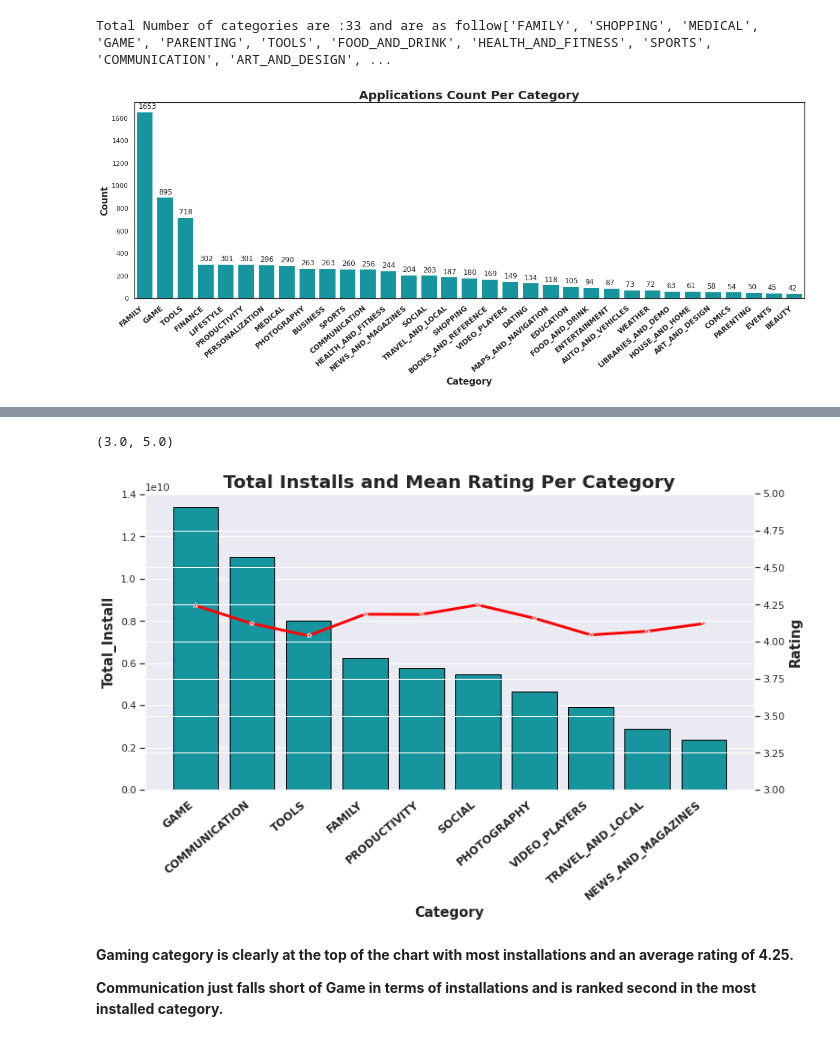
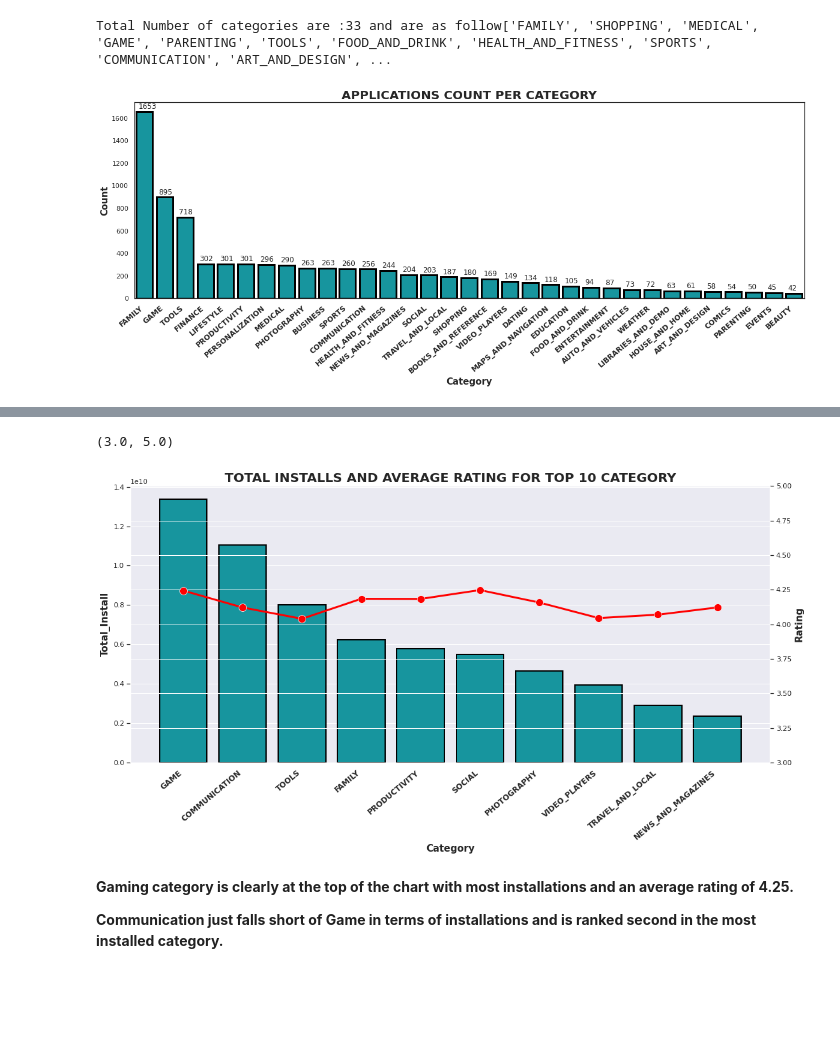
Before and after one commit to priyankashinde-DS/Play_Store_App, a Jupyter notebook: Play_Store_App_Review_Cpastone_Project.ipynb, the cells around one changed output, grey strips where cells are left out. Drawn from its saved outputs; the diff is of its cells as text; code cells hidden in the pictures; blank space fills up the shorter version.

```diff
--- a/Play_Store_App_Review_Cpastone_Project.ipynb
+++ b/Play_Store_App_Review_Cpastone_Project.ipynb
@@ -459,18 +479,20 @@ print(f"Total Number of categories are :{len(categories_list)} and are as follow
 Total Number of categories are :33 and are as follow['FAMILY', 'SHOPPING', 'MEDICAL', 'GAME', 'PARENTING', 'TOOLS', 'FOOD_AND_DRINK', 'HEALTH_AND_FITNESS', 'SPORTS', 'COMMUNICATION', 'ART_AND_DESIGN', ...
 # %%
 # Categories Plot In Descending Count Order
+
 plt.figure(figsize=(20,6))
 sns.set_theme(style="white")
-ax=sns.countplot(play_store_app_data['Category'],order=play_store_app_data['Category'].value_counts().index,color='#00a9b5')
+ax=sns.countplot(play_store_app_data['Category'],order=play_store_app_data['Category'].value_counts().index,
+                 color='#00a9b5',linewidth=3,edgecolor='black')
 ax.set_xticklabels(ax.get_xticklabels(),rotation=40,ha='right',size=12,fontdict={"weight": "bold"})
 ax.set_xlabel('Category',size=15,fontdict={"weight": "bold"})
 ax.set_ylabel('Count',fontsize=15,fontdict={"weight": "bold"})
-ax.set_title('Applications Count Per Category',fontsize=20,fontdict={"weight": "bold"})
+ax.set_title('APPLICATIONS COUNT PER CATEGORY',fontsize=20,fontdict={"weight": "bold"})
 
-for p in ax.patches:
-        ax.annotate('{:}'.format(p.get_height()), (p.get_x()+0.1, p.get_height()+30))
+for i in ax.patches:
+        ax.annotate('{:}'.format(i.get_height()), (i.get_x()+0.1, i.get_height()+30))
 # %% [output]
-[figure, old version]
+[figure, new version]
 # %%
 # Count of applications for each category
 app_count_cat=play_store_app_data.Category.value_counts().reset_index().rename(columns={'Category':'Count','index':'Category'})
@@ -518,25 +542,28 @@ print(tabulate(top_10_category, headers = 'keys', tablefmt = 'fancy_grid'))
 # %%
 sns.set_style('darkgrid')
 # Creating a Subplots
-fig, ax1 = plt.subplots(figsize=(12,6))
+fig, ax1 = plt.subplots(figsize=(18,8))
 # Bar Plot
-ax1.set_title('Total Installs and Mean Rating Per Category', fontsize=20,fontdict={"weight": "bold"})
+ax1.set_title('TOTAL INSTALLS AND AVERAGE RATING FOR TOP 10 CATEGORY', fontsize=20,fontdict={"weight": "bold"})
 ax1.set_xlabel('Category', fontsize=15,fontdict={"weight": "bold"})
 ax1.set_ylabel(' Total_Install', fontsize=15,fontdict={"weight": "bold"})
 ax1=sns.barplot(x='Category',y='Total_Install',
-                data=top_10_category,color='#00a9b5',ci=None,edgecolor='black')
+                data=top_10_category,color='#00a9b5',ci=None,edgecolor='black',linewidth=2)
 ax1.set_xticklabels(ax.get_xticklabels(),rotation=40,ha='right',size=12,fontdict={"weight": "bold"})
 
+#------------------------------------------------------------------------------------------------------------#
 # Specifying The Same Axis
 ax2 = ax1.twinx()
+#------------------------------------------------------------------------------------------------------------#
 
 # Line Plot
 ax2.set_ylabel('Rating', fontsize=15,fontdict={"weight": "bold"})
-ax2 = sns.lineplot(x='Category',y='Avg_Rating',data=top_10_category,marker ='*',color='red',ci=None,linewidth=3)
+ax2 = sns.lineplot(x='Category',y='Avg_Rating',data=top_10_category,marker ='o',color='red',ci=None,linewidth=3,
+                   markersize=12)
 plt.ylim(3,5)
 # %% [output]
 (3.0, 5.0)
-[figure, old version]
+[figure, new version]
 # %% [markdown]
 **Gaming category is clearly at the top of the chart with most installations and an average rating of 4.25.**
 
```
Also changed, not shown: parts of 95 cells of this notebook.
